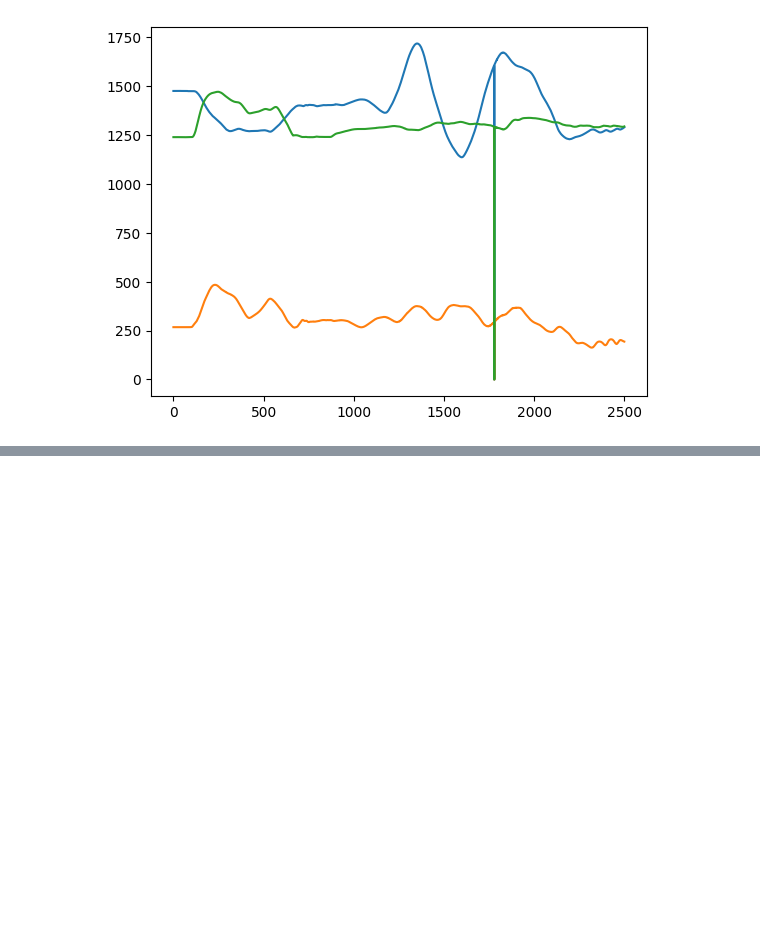
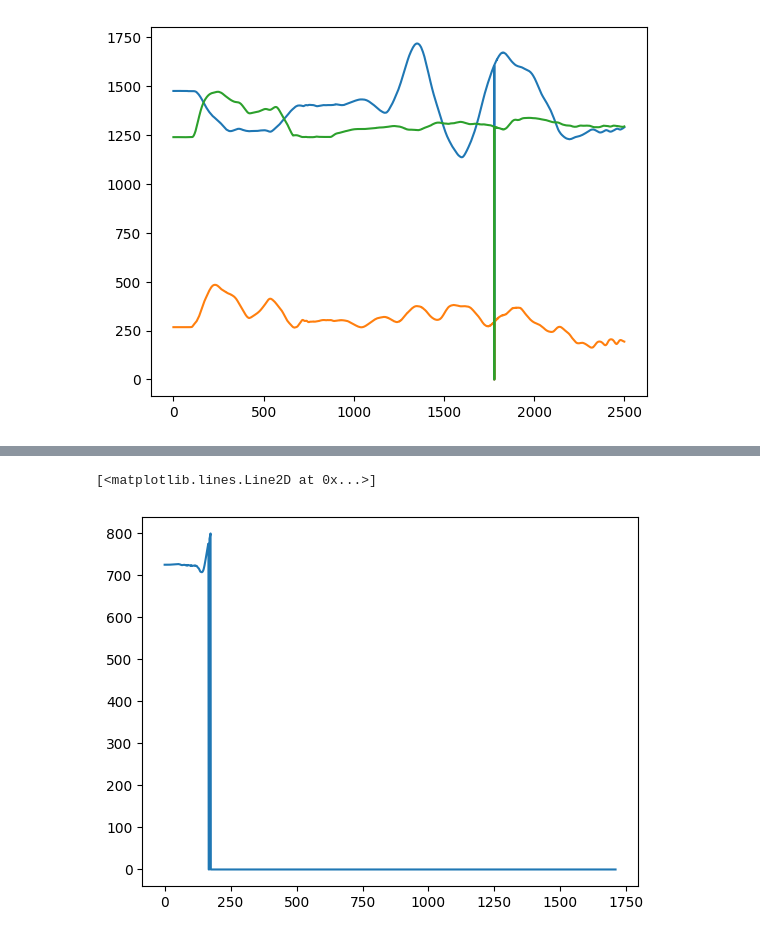
Before and after one commit to event-driven-robotics/hpe-core, a Jupyter notebook: datasets/vicon_processing/notebooks/estimation_with_markers.ipynb, the cells around one changed output, grey strips where cells are left out. Saved outputs shown, nothing was run; the diff lists cells and outputs as text; code cells hidden in the pictures; blank space fills up the shorter version.

```diff
--- a/datasets/vicon_processing/notebooks/estimation_with_markers.ipynb
+++ b/datasets/vicon_processing/notebooks/estimation_with_markers.ipynb
@@ -669,3 +782,7 @@ plt.plot(camera_markers_points.reshape(2500, 3, 4)[:, 0, :-1])
  <matplotlib.lines.Line2D at 0x...>,
  <matplotlib.lines.Line2D at 0x...>]
 [figure]
+# %%
+
+labels = ['P3:RFOO']
+points = c3d_helper.get_vicon_points(range(1, int(c3d_helper.reader.frame_count)), labels)
@@ -671,0 +809,5 @@ plt.plot(camera_markers_points.reshape(2500, 3, 4)[:, 0, :-1])
+# %%
+p_hist = []
+for p in points['points']:
+    print(list(p.values())[0])
+    p_hist.append(list(p.values())[0])
@@ -671,0 +832,7 @@ plt.plot(camera_markers_points.reshape(2500, 3, 4)[:, 0, :-1])
+# %%
+p_hist = np.array(p_hist)
+# %%
+plt.plot(p_hist[:, 0])
+# %% [output]
+[<matplotlib.lines.Line2D at 0x...>]
+[figure, added]
```
Also changed, not shown: parts of 33 cells of this notebook, 9 other files.
